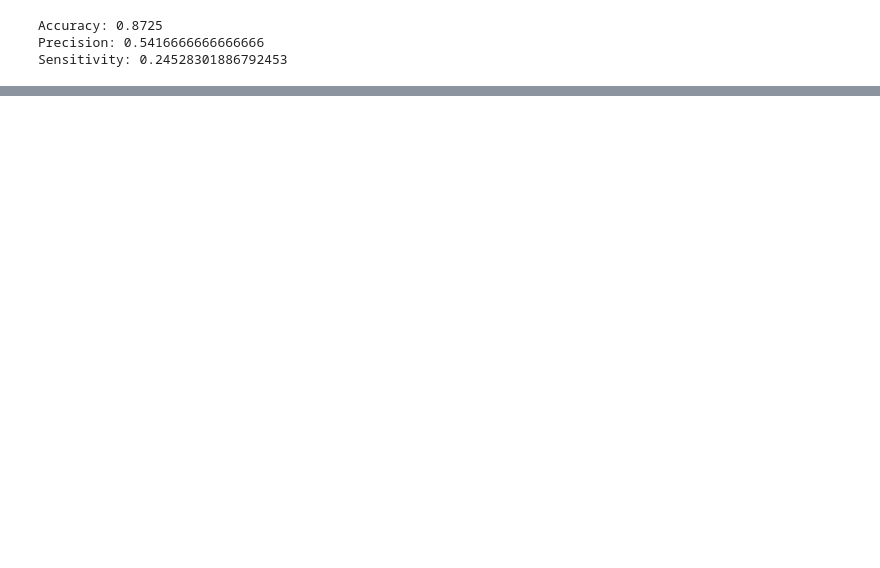
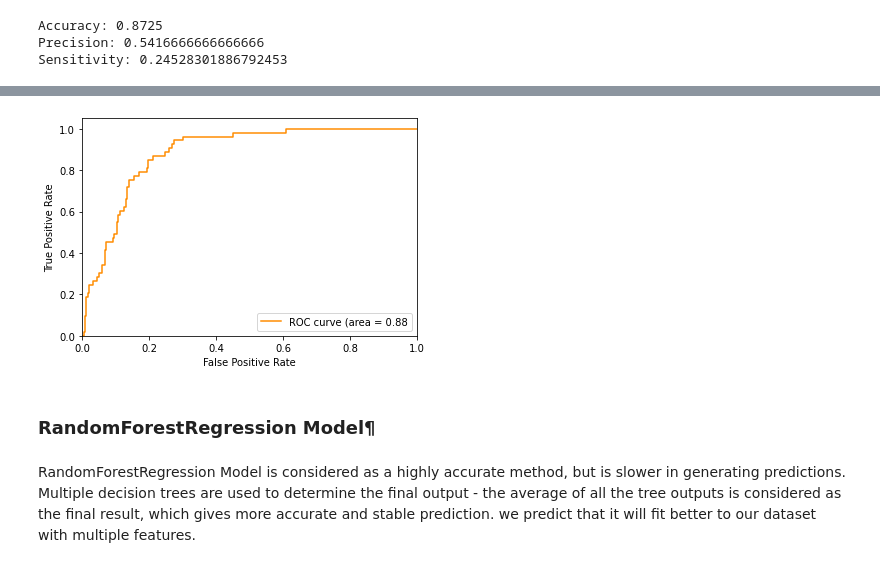
Before and after one commit to Mbutler22/Wine-Physiochemical-Analysis, a Jupyter notebook: red_wine.ipynb, the cells around one changed output, grey strips where cells are left out. Saved outputs shown, nothing was run; the diff lists cells and outputs as text; code cells hidden in the pictures; blank space fills up the shorter version.

```diff
--- a/red_wine.ipynb
+++ b/red_wine.ipynb
@@ -171,0 +193,18 @@ Sensitivity: 0.24528301886792453
+# %%
+y_pred_proba = red_w.predict_proba(X_test)[::,1]
+fpr, tpr, _ = metrics.roc_curve(y_test,  y_pred_proba)
+auc = metrics.roc_auc_score(y_test, y_pred_proba)
+plt.xlim([0.0, 1.0])
+plt.ylim([0.0, 1.05])
+plt.plot(fpr,tpr, color = 'darkorange',
+         label = f'ROC curve (area = {auc:0.2f}')
+plt.xlabel('False Positive Rate')
+plt.ylabel('True Positive Rate')
+plt.legend(loc="lower right")
+plt.show()
+# %% [output]
+[figure, added]
+# %% [markdown]
+### RandomForestRegression Model¶
+# %% [markdown]
+RandomForestRegression Model is considered as a highly accurate method, but is slower in generating predictions. Multiple decision trees are used to determine the final output - the average of all the tree outputs is considered as the final result, which gives more accurate and stable prediction. we predict that it will fit better to our dataset with multiple features.
```
Also changed, not shown: parts of 2 cells of this notebook.
